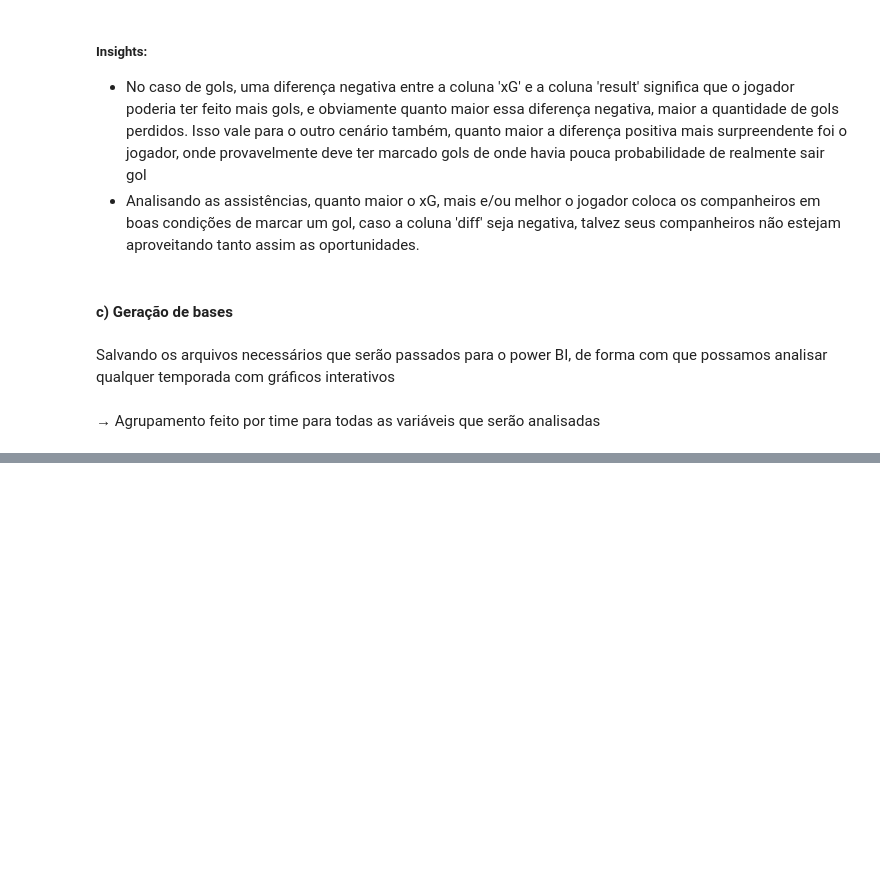
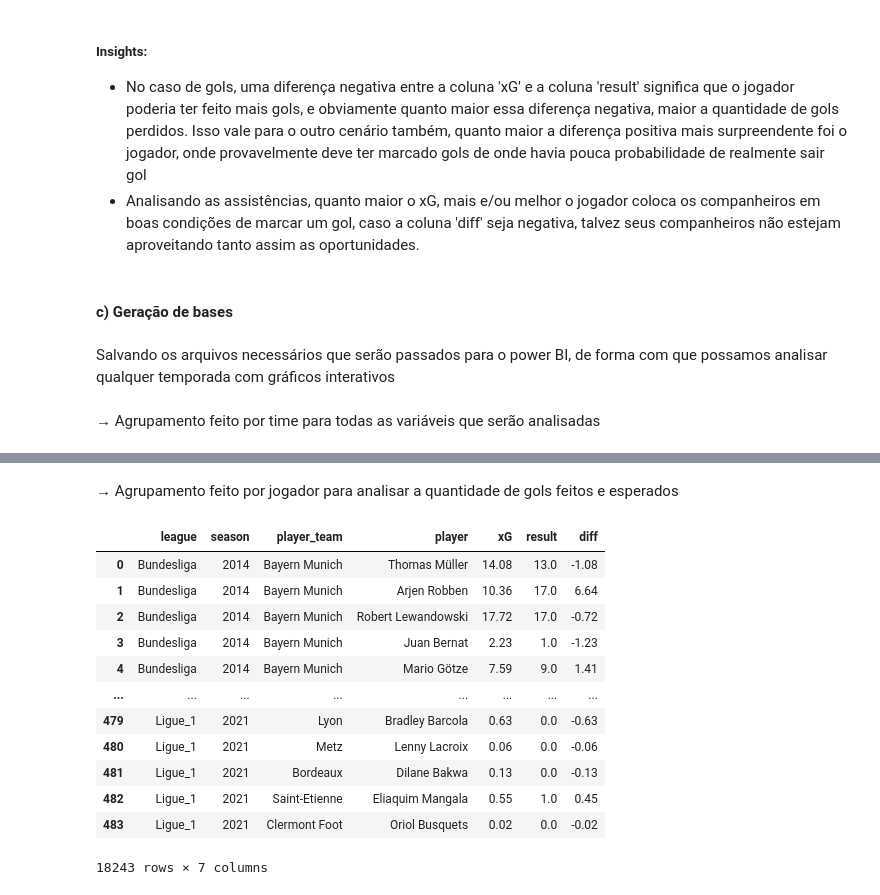
Before and after one commit to GabrielArai/TCC, a Jupyter notebook: notebooks/2-aed.ipynb, the cells around one changed output, grey strips where cells are left out. Saved outputs shown, nothing was run; the diff lists cells and outputs as text; code cells hidden in the pictures; blank space fills up the shorter version.

```diff
--- a/notebooks/2-aed.ipynb
+++ b/notebooks/2-aed.ipynb
@@ -632,2 +625,48 @@ soma_agrup
 # %%
 df_clean.to_csv('../data/processed/agrupado.csv', decimal=',', index=False)
+# %% [markdown]
+→ Agrupamento feito por jogador para analisar a quantidade de gols feitos e esperados
+# %%
+players_grouped = []
+for l in leagues:
+    for s in seasons:
+        df_filt = df_xg[(df_xg.league == l)&(df_xg.season == s)]
+        all_players = df_filt.player.unique()
+        xg_dfs = []
+        goals_dfs = []
+        for player in all_players:
+            test = df_filt[df_filt.player == player]
+
+            # xg df
+            df_player = test.groupby(["league","season","player_team","player"])["xG"].sum().reset_index()
+            xg_dfs.append(df_player)
+
+            # goals df
+            test = test[test.result == 'Goal']
+            df_player = test.groupby(["league","season","player_team","player"])["result"].count().reset_index()
+            goals_dfs.append(df_player)
+
+        players_xgs = pd.concat(xg_dfs).round(2)
+        players_goals = pd.concat(goals_dfs)
+        df_aux = players_xgs.merge(players_goals, how='left', on=["league","season","player_team","player"])
+        df_aux.fillna(0, inplace=True)
+        df_aux['diff'] = df_aux.result - df_aux.xG
+        df_aux.sort_values('diff', ascending=True)
+        players_grouped.append(df_aux)
+
+df_clean = pd.concat(players_grouped)
+df_clean
+# %% [output]
+|  | league | season | player_team | player | xG | result | diff |
+| 0 | Bundesliga | 2014 | Bayern Munich | Thomas Müller | 14.08 | 13.0 | -1.08 |
+| 1 | Bundesliga | 2014 | Bayern Munich | Arjen Robben | 10.36 | 17.0 | 6.64 |
+| 2 | Bundesliga | 2014 | Bayern Munich | Robert Lewandowski | 17.72 | 17.0 | -0.72 |
+| 3 | Bundesliga | 2014 | Bayern Munich | Juan Bernat | 2.23 | 1.0 | -1.23 |
+| 4 | Bundesliga | 2014 | Bayern Munich | Mario Götze | 7.59 | 9.0 | 1.41 |
+| ... | ... | ... | ... | ... | ... | ... | ... |
+| 479 | Ligue_1 | 2021 | Lyon | Bradley Barcola | 0.63 | 0.0 | -0.63 |
+| 480 | Ligue_1 | 2021 | Metz | Lenny Lacroix | 0.06 | 0.0 | -0.06 |
+| 481 | Ligue_1 | 2021 | Bordeaux | Dilane Bakwa | 0.13 | 0.0 | -0.13 |
+| 482 | Ligue_1 | 2021 | Saint-Etienne | Eliaquim Mangala | 0.55 | 1.0 | 0.45 |
+| 483 | Ligue_1 | 2021 | Clermont Foot | Oriol Busquets | 0.02 | 0.0 | -0.02 |
+18243 rows × 7 columns
```
Also changed, not shown: parts of 6 cells of this notebook.
